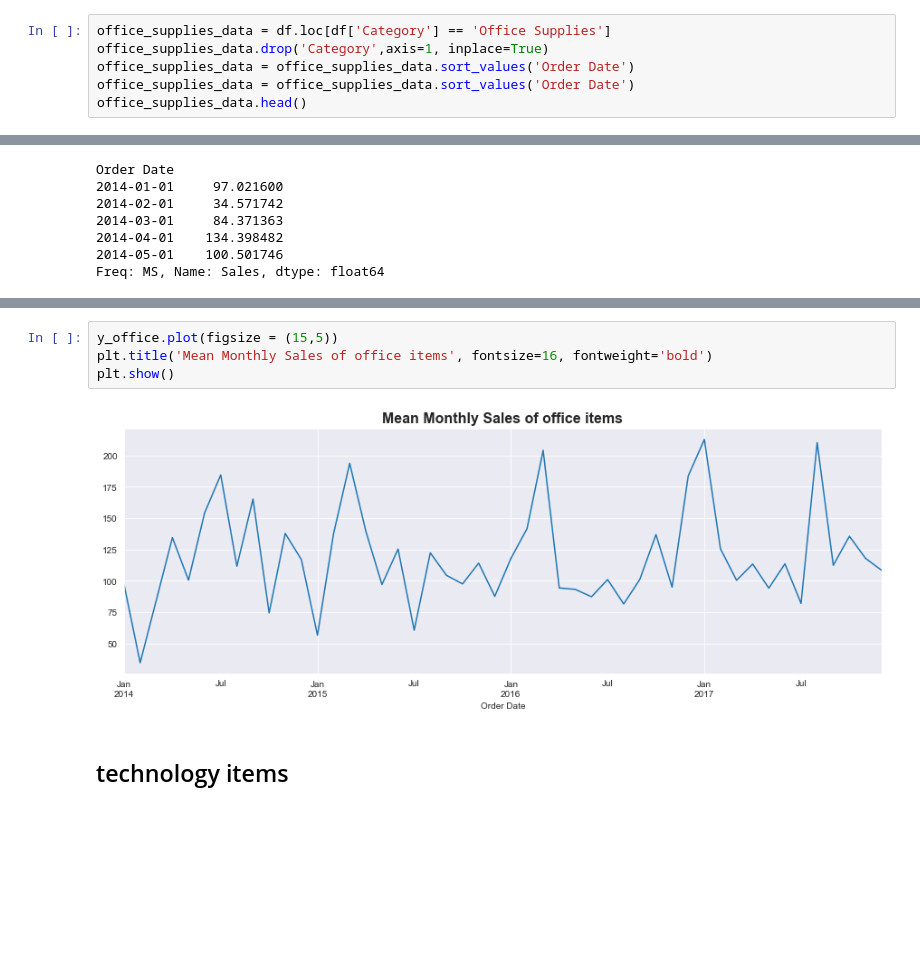
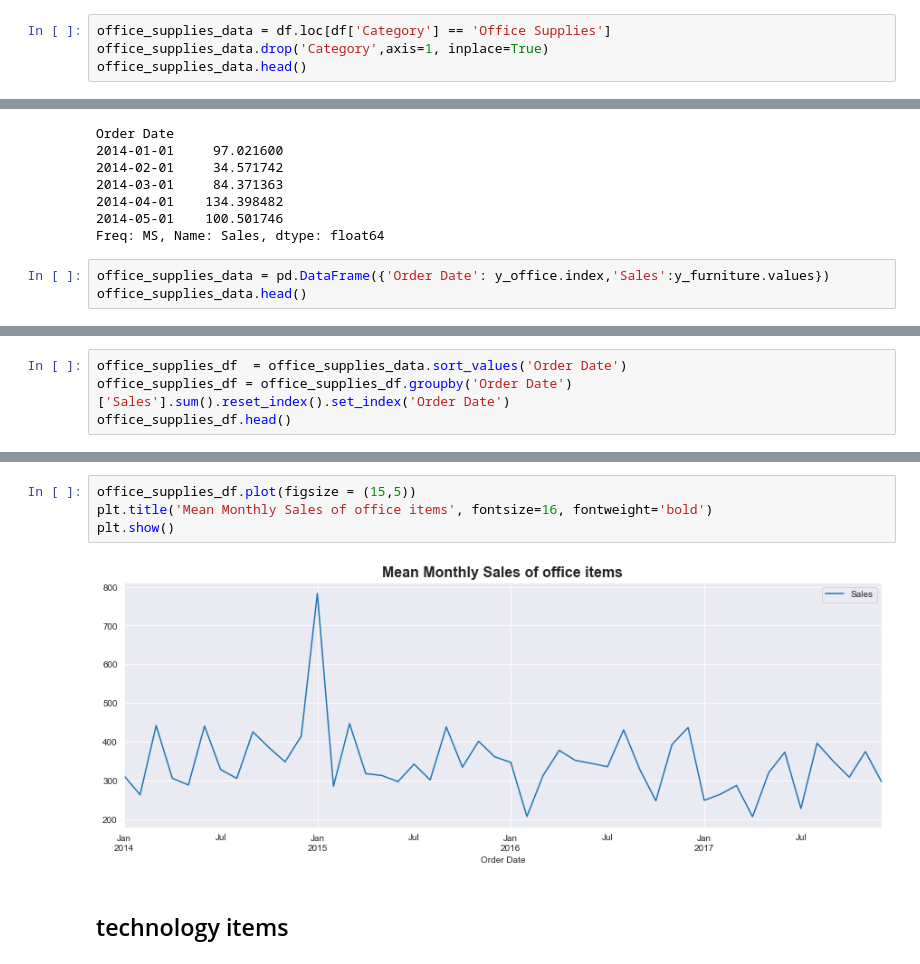
Before and after one commit to MaverickWolf14/Time-series-forecasting-of-superstore-data, a Jupyter notebook: main.ipynb, the cells around one changed output, grey strips where cells are left out. Cells and saved outputs as stored; diff of their text form; blank space fills up the shorter version.

```diff
--- a/main.ipynb
+++ b/main.ipynb
@@ -179,8 +181,6 @@ plt.show()
 # %%
 office_supplies_data = df.loc[df['Category'] == 'Office Supplies']
 office_supplies_data.drop('Category',axis=1, inplace=True)
-office_supplies_data = office_supplies_data.sort_values('Order Date')
-office_supplies_data = office_supplies_data.sort_values('Order Date')
 office_supplies_data.head()
 # %% [output]
 |  | Sales |
@@ -201,3 +201,6 @@ Order Date
 2014-04-01    134.398482
 2014-05-01    100.501746
 Freq: MS, Name: Sales, dtype: float64
+# %%
+office_supplies_data = pd.DataFrame({'Order Date': y_office.index,'Sales':y_furniture.values})
+office_supplies_data.head()
@@ -203,0 +214,4 @@ Freq: MS, Name: Sales, dtype: float64
+# %%
+office_supplies_df  = office_supplies_data.sort_values('Order Date')
+office_supplies_df = office_supplies_df.groupby('Order Date')['Sales'].sum().reset_index().set_index('Order Date')
+office_supplies_df.head()
@@ -204,9 +226,9 @@ Freq: MS, Name: Sales, dtype: float64
 # %%
-y_office.plot(figsize = (15,5))
+office_supplies_df.plot(figsize = (15,5))
 plt.title('Mean Monthly Sales of office items', fontsize=16, fontweight='bold')
 plt.show()
 # %% [output]
-[figure, old version]
+[figure, new version]
 # %% [markdown]
 ## technology items
 # %%
```
Also changed, not shown: parts of 29 cells of this notebook, 3 other files.
